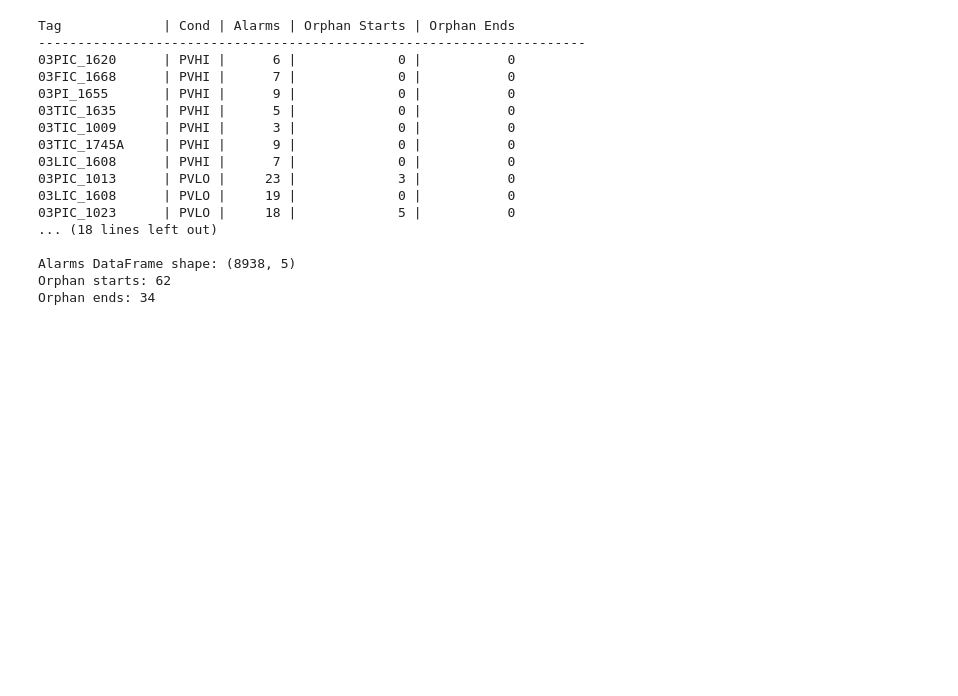
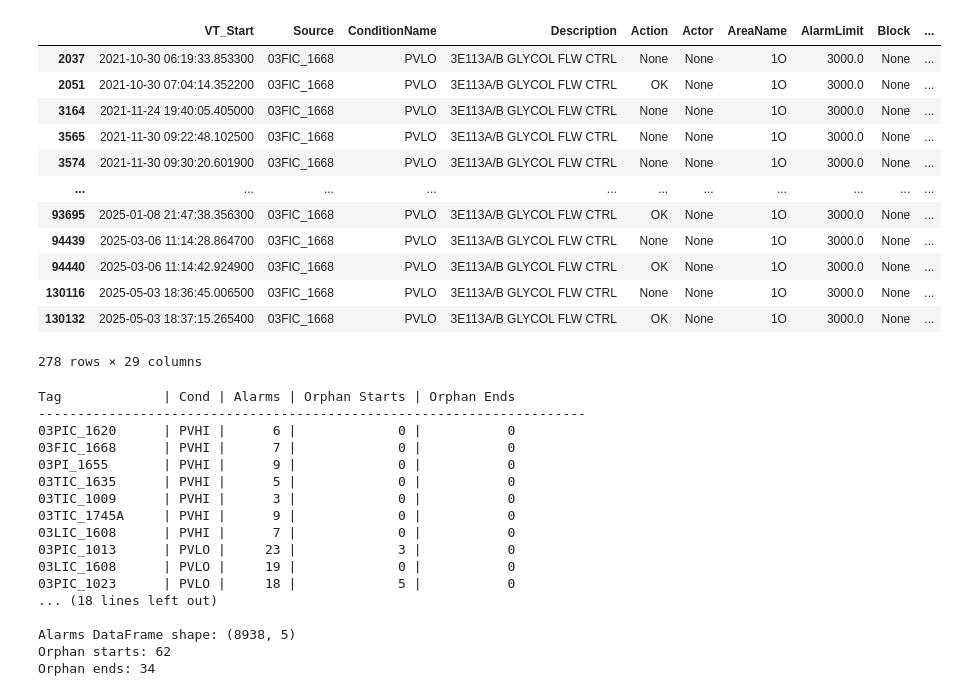
Before and after one commit to H604827/ControlActions, a Jupyter notebook: EXPERIMENTS/all_alarm_tags_events_control_actions_analysis.ipynb, the cells around one changed output. Drawn from its saved outputs; the diff is of its cells as text; code cells hidden in the pictures; blank space fills up the shorter version.

```diff
--- a/EXPERIMENTS/all_alarm_tags_events_control_actions_analysis.ipynb
+++ b/EXPERIMENTS/all_alarm_tags_events_control_actions_analysis.ipynb
@@ -233,3 +300,20 @@ Matched: 25 / 25 alarm tag entries
+# %%
+df = pd.read_parquet('/home/h604827/ControlActions/DATA/25_tags_events_preprocessed/02e8226b-6cd8-43a3-b479-05a8dc9467bf.parquet')
+df[(df['Source'] == '03FIC_1668') & (df['Category'] == 1)]
+# %% [output]
+|  | VT_Start | Source | ConditionName | Description | Action | Actor | AreaName | AlarmLimit | Block | ... |
+| 2037 | 2021-10-30 06:19:33.853300 | 03FIC_1668 | PVLO | 3E113A/B GLYCOL FLW CTRL | None | None | 1O | 3000.0 | None | ... |
+| 2051 | 2021-10-30 07:04:14.352200 | 03FIC_1668 | PVLO | 3E113A/B GLYCOL FLW CTRL | OK | None | 1O | 3000.0 | None | ... |
+| 3164 | 2021-11-24 19:40:05.405000 | 03FIC_1668 | PVLO | 3E113A/B GLYCOL FLW CTRL | None | None | 1O | 3000.0 | None | ... |
+| 3565 | 2021-11-30 09:22:48.102500 | 03FIC_1668 | PVLO | 3E113A/B GLYCOL FLW CTRL | None | None | 1O | 3000.0 | None | ... |
+| 3574 | 2021-11-30 09:30:20.601900 | 03FIC_1668 | PVLO | 3E113A/B GLYCOL FLW CTRL | None | None | 1O | 3000.0 | None | ... |
+| ... | ... | ... | ... | ... | ... | ... | ... | ... | ... | ... |
+| 93695 | 2025-01-08 21:47:38.356300 | 03FIC_1668 | PVLO | 3E113A/B GLYCOL FLW CTRL | OK | None | 1O | 3000.0 | None | ... |
+| 94439 | 2025-03-06 11:14:28.864700 | 03FIC_1668 | PVLO | 3E113A/B GLYCOL FLW CTRL | None | None | 1O | 3000.0 | None | ... |
+| 94440 | 2025-03-06 11:14:42.924900 | 03FIC_1668 | PVLO | 3E113A/B GLYCOL FLW CTRL | OK | None | 1O | 3000.0 | None | ... |
+| 130116 | 2025-05-03 18:36:45.006500 | 03FIC_1668 | PVLO | 3E113A/B GLYCOL FLW CTRL | None | None | 1O | 3000.0 | None | ... |
+| 130132 | 2025-05-03 18:37:15.265400 | 03FIC_1668 | PVLO | 3E113A/B GLYCOL FLW CTRL | OK | None | 1O | 3000.0 | None | ... |
+278 rows × 29 columns
 # %%
 import pandas as pd
 from pathlib import Path
```
Also changed, not shown: parts of 12 cells of this notebook, 8 other files.
